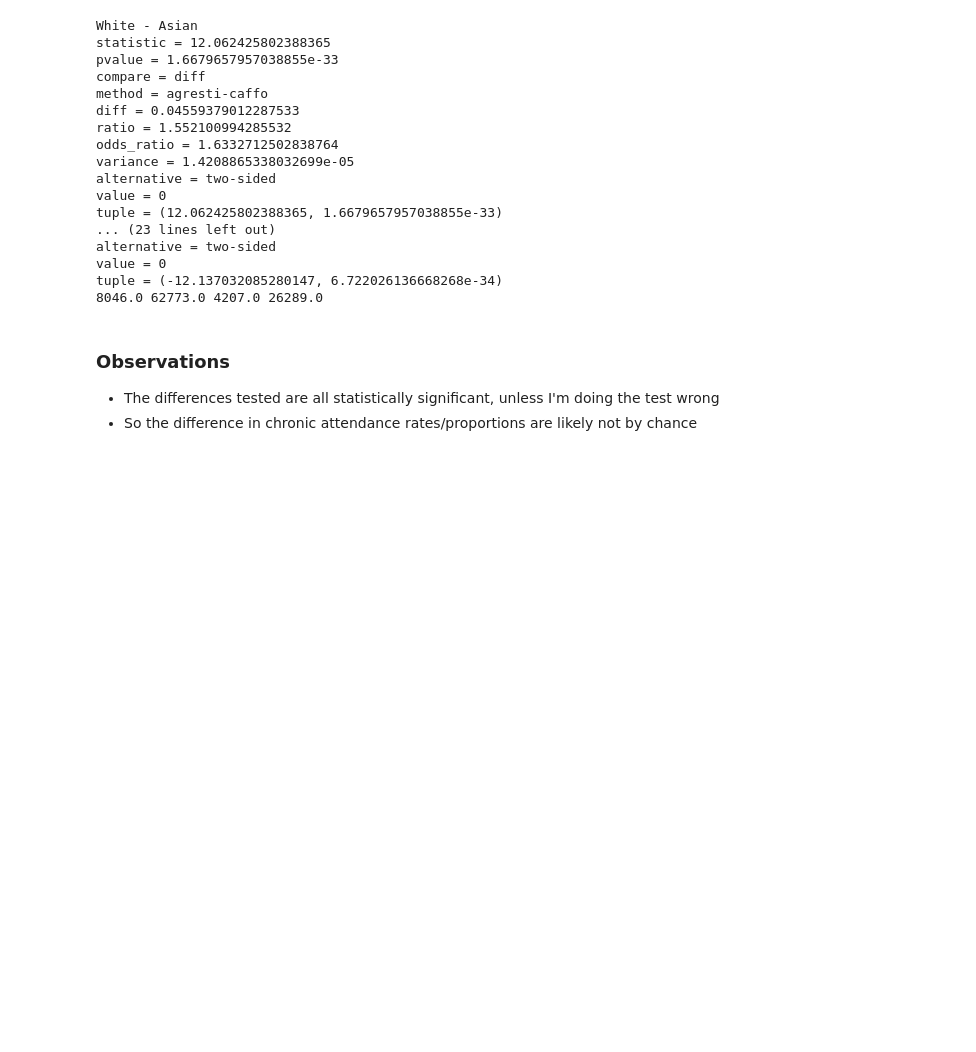
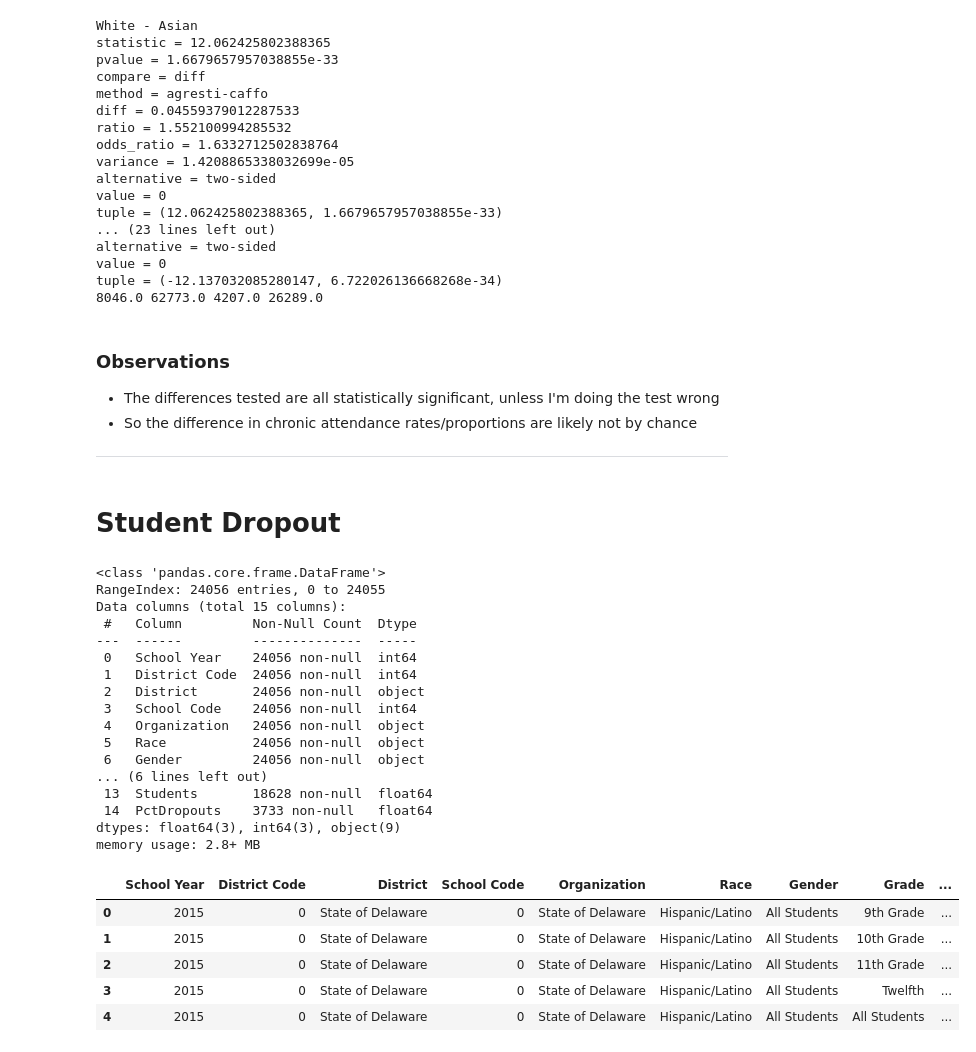
Before and after one commit to annapoliswu/CISC367_Midterm, a Jupyter notebook: messy-student-performance-analysis.ipynb, the cells around one changed output. Saved outputs shown, nothing was run; the diff lists cells and outputs as text; code cells hidden in the pictures; blank space fills up the shorter version.

```diff
--- a/messy-student-performance-analysis.ipynb
+++ b/messy-student-performance-analysis.ipynb
@@ -261,3 +264,34 @@ tuple = (-12.137032085280147, 6.722026136668268e-34)
 ### Observations
 * The differences tested are all statistically significant, unless I'm doing the test wrong
 * So the difference in chronic attendance rates/proportions are likely not by chance
+
+---
+# %% [markdown]
+# Student Dropout
+# %%
+dropout.info()
+dropout.head()
+# %% [output]
+<class 'pandas.core.frame.DataFrame'>
+RangeIndex: 24056 entries, 0 to 24055
+Data columns (total 15 columns):
+ #   Column         Non-Null Count  Dtype
+---  ------         --------------  -----
+ 0   School Year    24056 non-null  int64
+ 1   District Code  24056 non-null  int64
+ 2   District       24056 non-null  object
+ 3   School Code    24056 non-null  int64
+ 4   Organization   24056 non-null  object
+ 5   Race           24056 non-null  object
+ 6   Gender         24056 non-null  object
+... (6 lines left out)
+ 13  Students       18628 non-null  float64
+ 14  PctDropouts    3733 non-null   float64
+dtypes: float64(3), int64(3), object(9)
+memory usage: 2.8+ MB
+|  | School Year | District Code | District | School Code | Organization | Race | Gender | Grade | ... |
+| 0 | 2015 | 0 | State of Delaware | 0 | State of Delaware | Hispanic/Latino | All Students | 9th Grade | ... |
+| 1 | 2015 | 0 | State of Delaware | 0 | State of Delaware | Hispanic/Latino | All Students | 10th Grade | ... |
+| 2 | 2015 | 0 | State of Delaware | 0 | State of Delaware | Hispanic/Latino | All Students | 11th Grade | ... |
+| 3 | 2015 | 0 | State of Delaware | 0 | State of Delaware | Hispanic/Latino | All Students | Twelfth | ... |
+| 4 | 2015 | 0 | State of Delaware | 0 | State of Delaware | Hispanic/Latino | All Students | All Students | ... |
```
Also changed, not shown: parts of 7 cells of this notebook.
